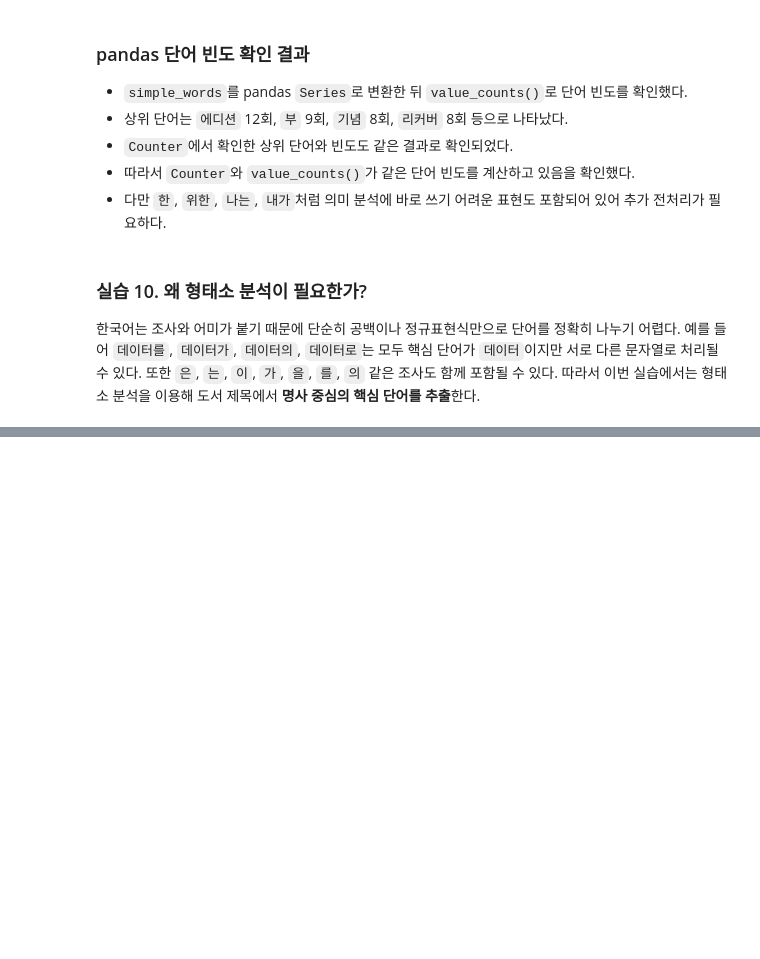
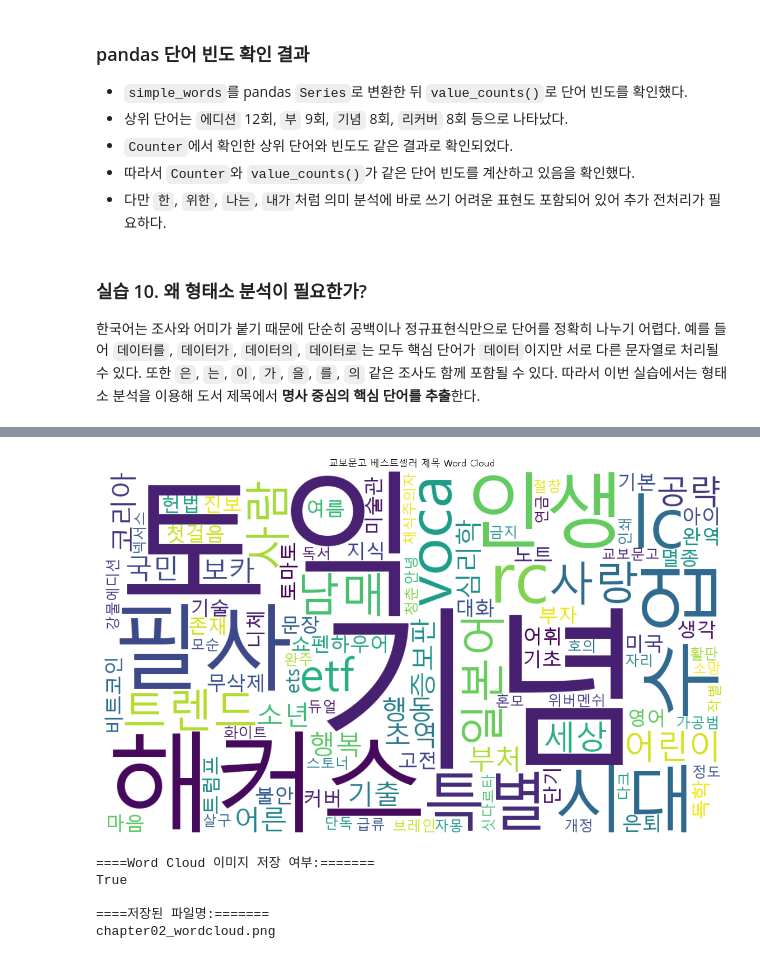
Before and after one commit to kyrdufmal-summer/llm-data-analysis-course, a Jupyter notebook: notebooks/book-text-ml/chapter02.ipynb, the cells around one changed output, grey strips where cells are left out. Cells and saved outputs as stored; diff of their text form; code cells hidden in the pictures; blank space fills up the shorter version.

```diff
--- a/notebooks/book-text-ml/chapter02.ipynb
+++ b/notebooks/book-text-ml/chapter02.ipynb
@@ -502,0 +1104,13 @@ ModuleNotFoundError: No module named 'konlpy'
+# %%
+from pathlib import Path
+
+# 한글 폰트 경로 지정
+FONT_PATH = Path("C:/Windows/Fonts/malgun.ttf")
+
+# 폰트 파일 존재 여부 확인
+print("\n====한글 폰트 파일 존재 여부:=======")
+print(FONT_PATH.exists())
+
+# 사용할 폰트 경로 확인
+print("\n====사용할 폰트 경로:=======")
+print(FONT_PATH)
@@ -502,0 +1144,39 @@ ModuleNotFoundError: No module named 'konlpy'
+# %%
+from wordcloud import WordCloud
+from pathlib import Path
+import matplotlib.pyplot as plt
+
+# Word Cloud 만들기
+wordcloud = WordCloud(
+    font_path=str(FONT_PATH),
+    width=1200,
+    height=700,
+    background_color="white",
+    max_words=100,
+    random_state=42,
+).generate_from_frequencies(final_counter)
+
+# 화면 출력
+plt.figure(figsize=(12, 7))
+plt.imshow(wordcloud, interpolation="bilinear")
+plt.axis("off")
+plt.title("교보문고 베스트셀러 제목 Word Cloud")
+plt.tight_layout()
+plt.show()
+
+# 이미지 파일 저장
+wordcloud.to_file("chapter02_wordcloud.png")
+
+# 저장 여부 확인
+print("\n====Word Cloud 이미지 저장 여부:=======")
+print(Path("chapter02_wordcloud.png").exists())
+
+print("\n====저장된 파일명:=======")
+print("chapter02_wordcloud.png")
+# %% [output]
+[figure, added]
+====Word Cloud 이미지 저장 여부:=======
+True
+
+====저장된 파일명:=======
+chapter02_wordcloud.png
```
Also changed, not shown: parts of 55 cells of this notebook, 3 other files.
